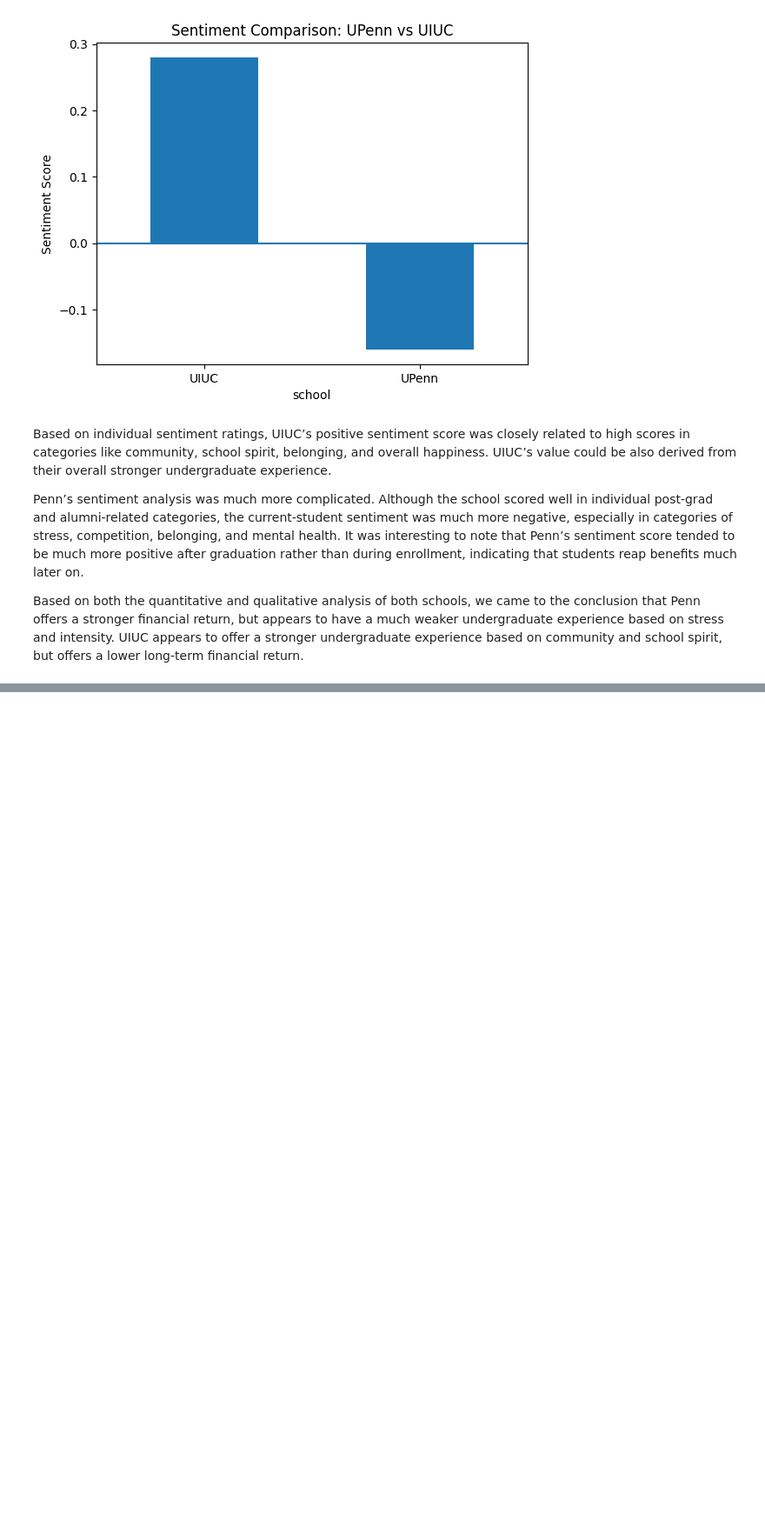
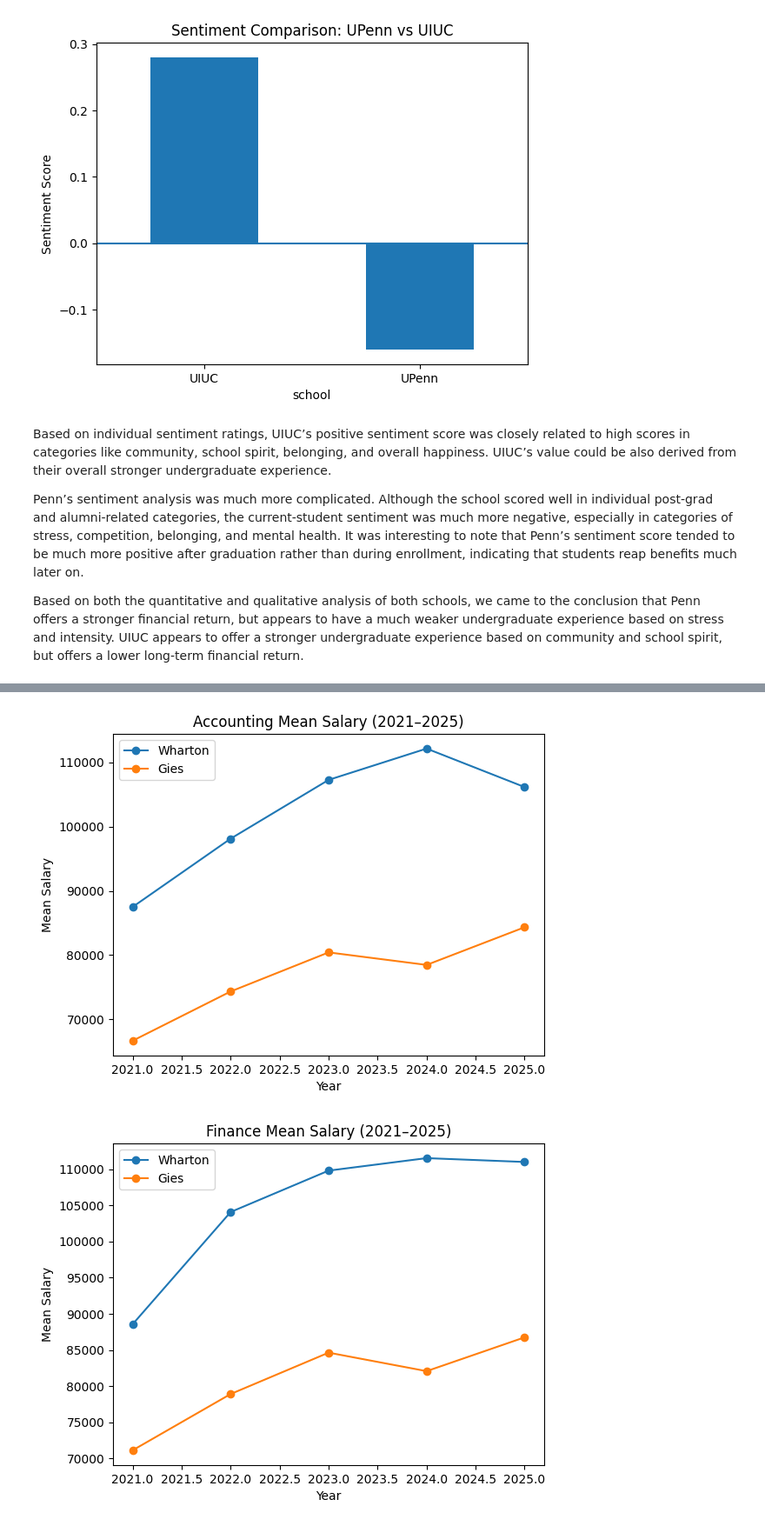
Before and after one commit to emch06/comm3180_G3_Data_Project, a Jupyter notebook: data_story_outputs/Final_Blog.ipynb, the cells around one changed output, grey strips where cells are left out. Shown at 87% size. Drawn from its saved outputs; the diff is of its cells as text; code cells hidden in the pictures; blank space fills up the shorter version.

```diff
--- a/data_story_outputs/Final_Blog.ipynb
+++ b/data_story_outputs/Final_Blog.ipynb
@@ -265,0 +310,23 @@ Based on both the quantitative and qualitative analysis of both schools, we came
+# %%
+wharton_majorsalary = pd.read_csv('../data/raw/Business_Schools/wharton_salaries.csv')
+gies_majorsalary = pd.read_csv('../data/raw/Business_Schools/gies_salaries.csv')
+# %%
+majors = ["Accounting", "Finance", "Marketing"]
+
+for major in majors:
+    w_data = wharton_majorsalary[wharton_majorsalary["major"] == major]
+    g_data = gies_majorsalary[gies_majorsalary["major"] == major]
+
+    plt.figure()
+    plt.plot(w_data["year"], w_data["mean_salary"], marker='o', label="Wharton")
+    plt.plot(g_data["year"], g_data["mean_salary"], marker='o', label="Gies")
+
+    plt.title(f"{major} Mean Salary (2021–2025)")
+    plt.xlabel("Year")
+    plt.ylabel("Mean Salary")
+    plt.legend()
+
+    plt.show()
+# %% [output]
+[figure, added]
+[figure, added]
```
Also changed, not shown: parts of 24 cells of this notebook.
